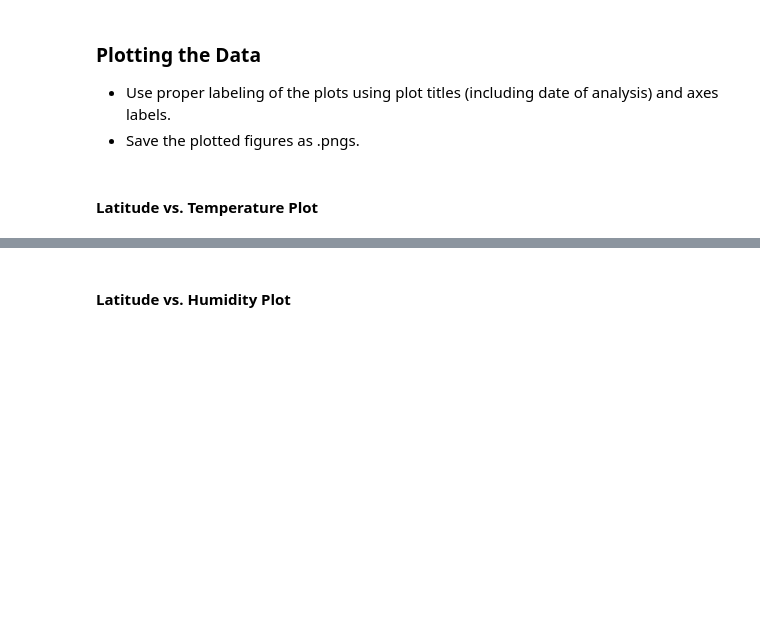
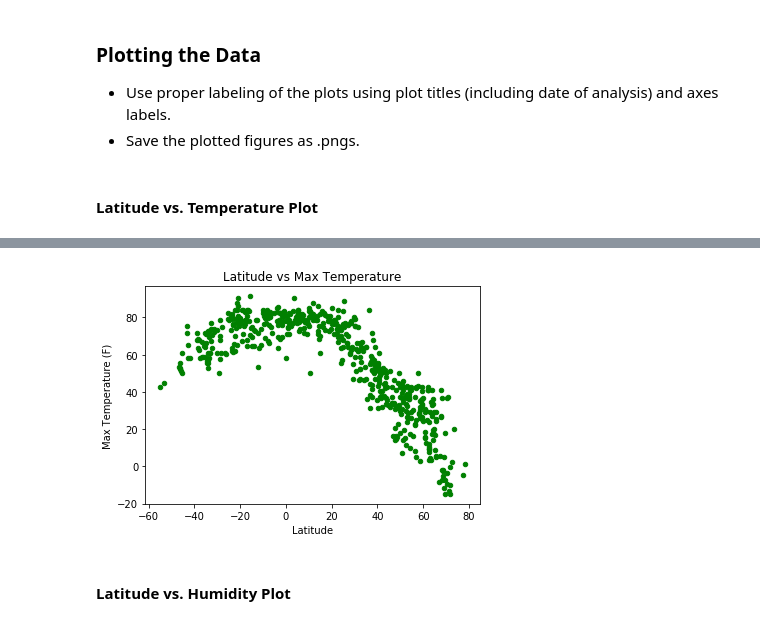
Before and after one commit to HBlockBeach/python-api-challenge, a Jupyter notebook: Weather/WeatherPy.ipynb, the cells around one changed output, grey strips where cells are left out. Cells and saved outputs as stored; diff of their text form; code cells hidden in the pictures; blank space fills up the shorter version.

```diff
--- a/Weather/WeatherPy.ipynb
+++ b/Weather/WeatherPy.ipynb
@@ -48,4 +49,7 @@ for lat_lng in lat_lngs:
 
 # Print the city count to confirm sufficient count
 len(cities)
+cities = pd.DataFrame(cities)
+cities.rename(columns={0:"City"}, inplace=True)
+cities
 # %% [output]
@@ -54,10 +70,3 @@ len(cities)
 ### Perform API Calls
 * Perform a weather check on each city using a series of successive API calls.
 * Include a print log of each city as it'sbeing processed (with the city number and city name).
-# %%
-url = "http://api.openweathermap.org/data/2.5/weather?q={cityname}&appid={weather_api_key}?"
-
-ciyname= "Seattle"
-
-response = requests.get(url).json()
-pprint(response)
@@ -101,2 +172,10 @@ dtype: int64
+# %%
+cities.plot(kind = "scatter" , x = ["lat"], y = ["temp_max"], color = "green")
+plt.xlabel("Latitude")
+plt.ylabel("Max Temperature (F)")
+plt.title("Latitude vs Max Temperature")
+plt.savefig("Lat_v_Temp.png")
+# %% [output]
+[figure, added]
 # %% [markdown]
 #### Latitude vs. Humidity Plot
```
Also changed, not shown: parts of 32 cells of this notebook.
